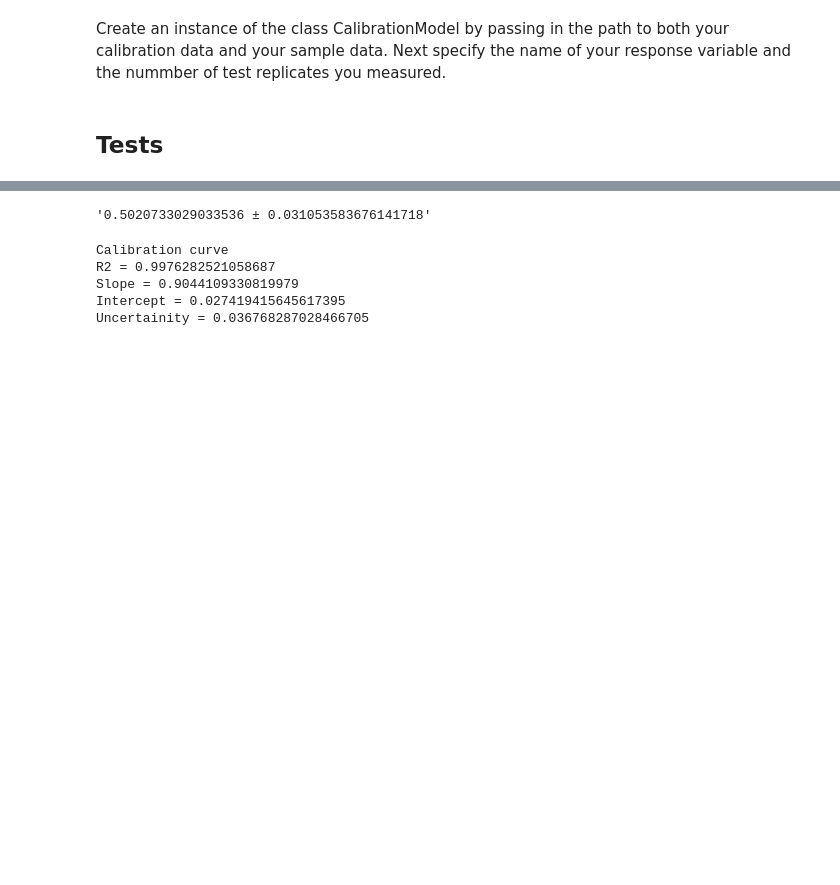
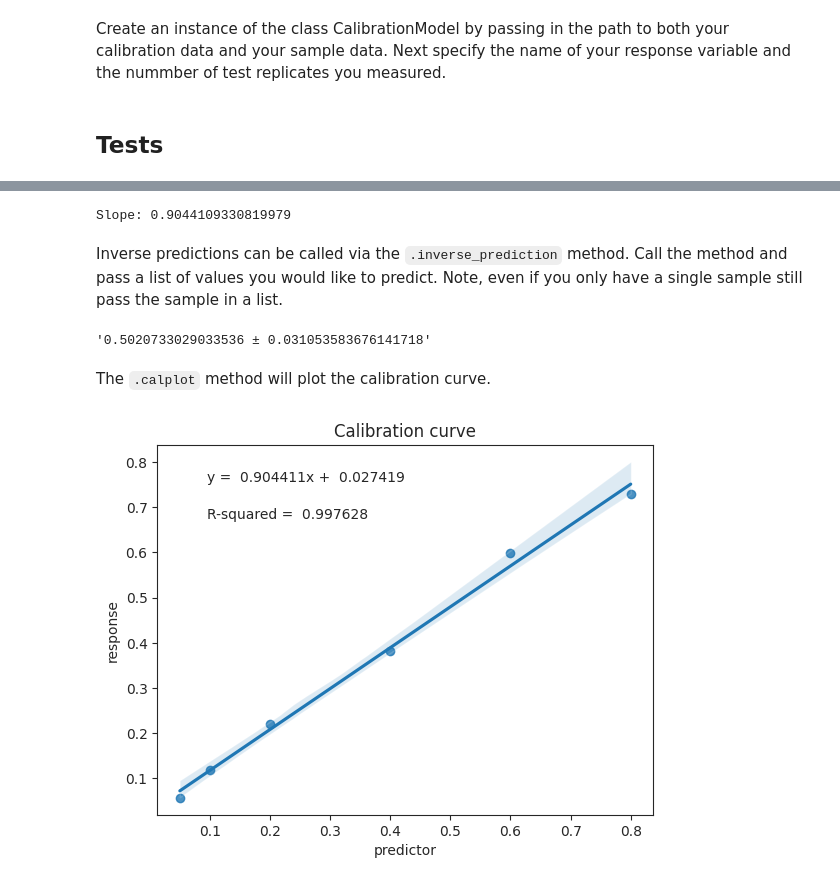
Before and after one commit to Rhys-McAlister/ChemCal, a Jupyter notebook: nbs/00_core.ipynb, the cells around one changed output, grey strips where cells are left out. Saved outputs shown, nothing was run; the diff lists cells and outputs as text; code cells hidden in the pictures; blank space fills up the shorter version.

```diff
--- a/nbs/00_core.ipynb
+++ b/nbs/00_core.ipynb
@@ -27,7 +27,7 @@ Create an instance of the class CalibrationModel by passing in the path to both
 #| export
 class CalibrationModel:
 
-    def __init__(self, x, y, test_replicates):
+    def __init__(self, x, y):
 
         self.x = x
         self.y = y
@@ -35,7 +35,7 @@ class CalibrationModel:
         self.intercept = None
         self.r_squared = None
         self.std_err = None
-        self.test_replicates = test_replicates
+        self.test_replicates = None
         self.cal_line_points = self.x.shape[0]
         self.df_resid = self.cal_line_points - 2
         self.sr = None
@@ -75,8 +75,9 @@ class CalibrationModel:
         return (self.calculate_syx() / self.slope) * np.sqrt( 1/ self.test_replicates + 1 / self.cal_line_points)
 
     def fit_model(self):
+        # self.test_replicates = test_replicates
         self.fit_ols()
-        self.calculate_uncertainty()
+        # self.calculate_uncertainty()
         self.tabulate_results()
 
     def inverse_prediction(self, unknown):
@@ -101,8 +102,20 @@ class CalibrationModel:
         print(f"R2 = {self.r_squared}")
         print(f"Slope = {self.slope}")
         print(f"Intercept = {self.intercept}")
-        print(f"Uncertainity = {self.calculate_uncertainty()}")
+        # print(f"Uncertainity = {self.calculate_uncertainty()}")
         # print(f"Prediction = {self.inverse_prediction()}")
+
+
+    def calplot(self, xlab, ylab):
+        fig, ax = plt.subplots()
+        sns.regplot(x=self.x, y=self.y, ci=95)
+        ax.set_title("Calibration curve")
+        ax.set_xlabel(xlab)
+        ax.set_ylabel(ylab)
+        ax.annotate(f"y = {self.slope: 3f}x + {self.intercept: 3f}", xy=(0.1, 0.9), xycoords="axes fraction")
+        ax.annotate(f"R-squared = {self.r_squared: 3f}", xy=(0.1, 0.8), xycoords="axes fraction")
+
+        plt.show()
 # %% [markdown]
 ## Tests
 # %%
@@ -140,0 +142,2 @@ cal.inverse_prediction(sample_data['unknown'])
+# %%
+cal = CalibrationModel(x=test_data['concentration'], y=test_data['abs'])
@@ -149,15 +159,19 @@ Uncertainity = 0.036768287028466705
+# %%
+print(f"Slope: {cal.slope}")
+# %% [output]
+Slope: 0.9044109330819979
+# %% [markdown]
+Inverse predictions can be called via the `.inverse_prediction` method. Call the method and pass a list of values you would like to predict. Note, even if you only have a single sample still pass the sample in a list.
 # %%
 cal.inverse_prediction(sample_data['unknown'])
 # %% [output]
 '0.5020733029033536 ± 0.031053583676141718'
-# %%
-cal.tabulate_results()
-# %% [output]
-Calibration curve
-R2 = 0.9976282521058687
-Slope = 0.9044109330819979
-Intercept = 0.027419415645617395
-Uncertainity = 0.036768287028466705
+# %% [markdown]
+The `.calplot` method will plot the calibration curve.
+# %%
+cal.calplot(xlab='predictor', ylab='response')
+# %% [output]
+[figure, added]
 # %%
 #| hide
 import nbdev; nbdev.nbdev_export()
```
Also changed, not shown: parts of 6 cells of this notebook, 6 other files.
